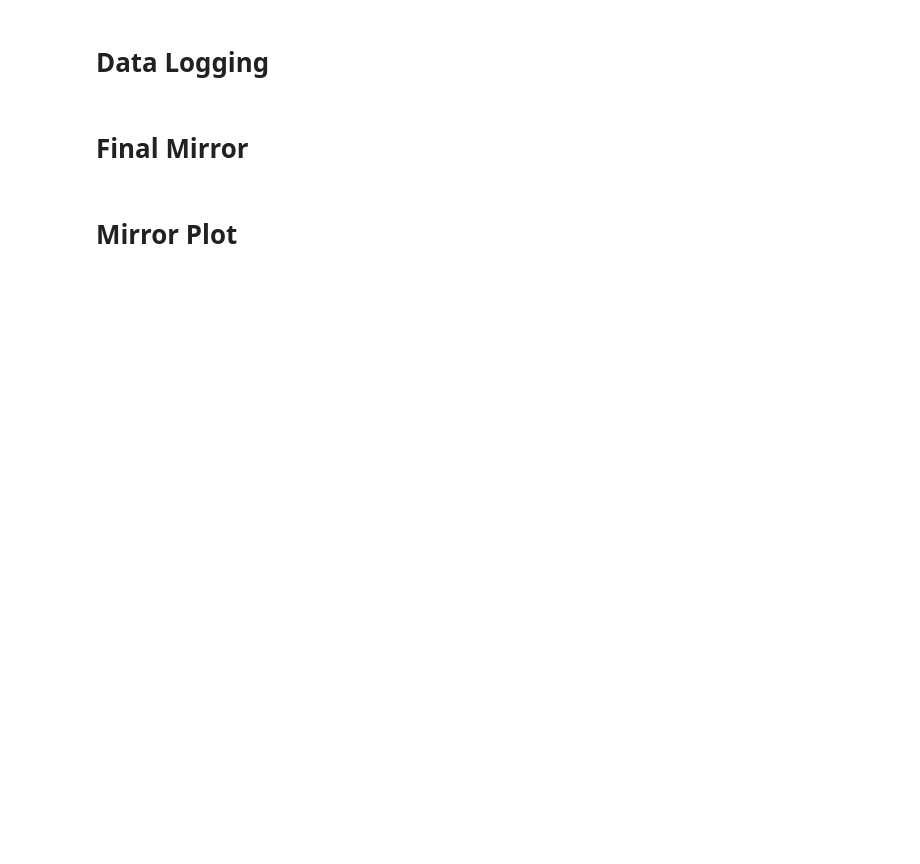
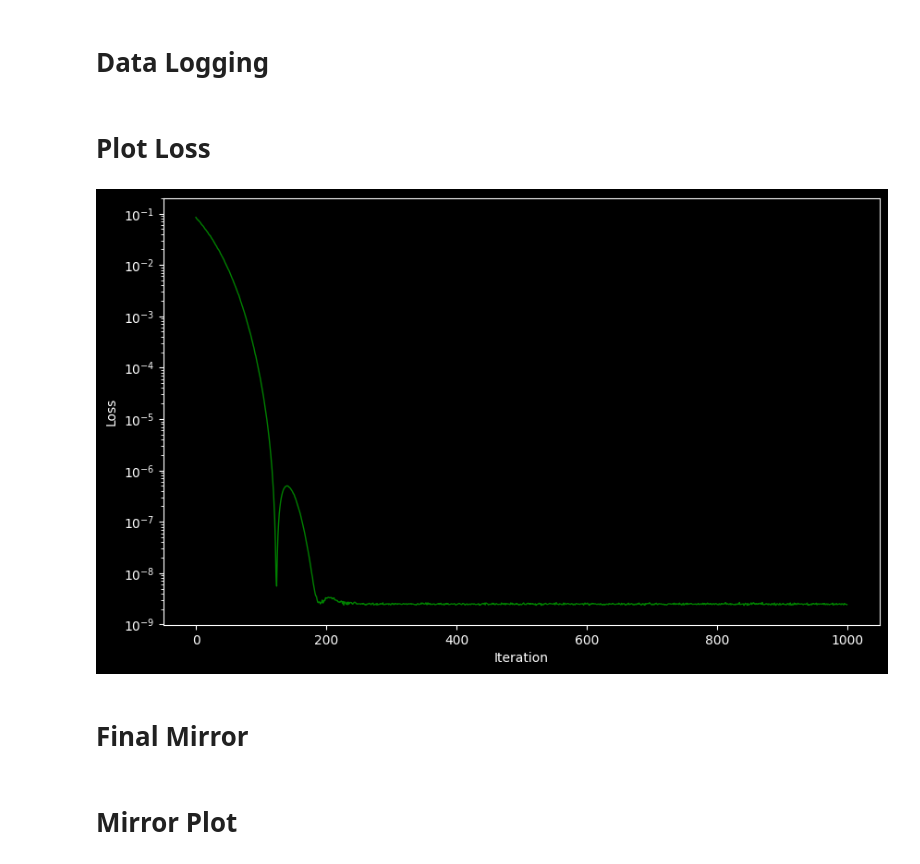
Before and after one commit to ssteinberg/solar_optical_concentrator, a Jupyter notebook: diff_rendering/single_mirror_spline.ipynb, the cells around one changed output. Cells and saved outputs as stored; diff of their text form; code cells hidden in the pictures; blank space fills up the shorter version.

```diff
--- a/diff_rendering/single_mirror_spline.ipynb
+++ b/diff_rendering/single_mirror_spline.ipynb
@@ -165,7 +167,7 @@ target_camera = mi.load_dict({
         'type': 'hdrfilm',
         'width': camera_res_x,
         'height': camera_res_y,
-        'pixel_format': 'rgb',
+        'pixel_format': 'luminance',
         'rfilter': {
             # Important: smooth reconstruction filter with a footprint larger than 1 pixel.
             # Use gaussian for a smoother result, but box for less blurring
@@ -196,14 +198,14 @@ scene = mi.load_dict({
     'type': 'scene',
     'integrator': {
         'type': 'ptracer',
-        'samples_per_pass': 4000,
+        'samples_per_pass': spp,
         'max_depth': 4,
         'hide_emitters': True
     },
     'light': {
         'type': 'directional',
         'direction': [-1, 0, 0],
-        'irradiance': 10
+        'irradiance': 1
     },
     'target': {
         'type': 'rectangle',
@@ -306,7 +308,7 @@ def update_scene():
 # The main optimization loop
 # Run the update of the scene one time to make sure everything is loaded in correctly
 update_scene()
-int_learning_rate_drop_percentages = [int(p) for p in learning_rate_drop_percentages]
+int_learning_rate_drop_percentages = [int(p * optimization_iterations) for p in learning_rate_drop_percentages]
 for i in range(optimization_iterations):
     # Reduce the learning rate if we are at certain iteration thresholds
     if int_learning_rate_drop_percentages and i >= int_learning_rate_drop_percentages[0]:
@@ -333,7 +335,7 @@ for i in range(optimization_iterations):
 
     # Perform a perfect, specular reflection
     # $wo$ is the reflected direction: $wo = wi - 2 * (wi \cdot n) * n$
-    wo = rays.d - 2 * dr.dot(rays.d, si.n) * si.n
+    wo = rays.d - 2 * dr.dot(rays.d, si.sh_frame.n) * si.sh_frame.n
     reflected_rays = si.spawn_ray(wo)
 
     # Since the target may not be big enough, intersect with the plane upon which it resides
@@ -374,9 +376,9 @@ for i in range(optimization_iterations):
     # Clipping by norm looks at the whole structure and chill it out
     # Both are provided for information
     # Clip by value
-    grads = dr.clip(grads, -gradient_clipping_threshold, gradient_clipping_threshold)
+    # grads = dr.clip(grads, -gradient_clipping_threshold, gradient_clipping_threshold)
     # Clip by norm
-    grads *= dr.minimum(1.0, gradient_clipping_norm_threshold / dr.norm(grads))
+    # grads *= dr.minimum(1.0, gradient_clipping_norm_threshold / dr.norm(grads))
 
     # Update the gradients based on the modifications
     dr.set_grad(opt['mirror_1_control_points'], grads)
@@ -388,5 +390,5 @@ for i in range(optimization_iterations):
     update_scene()
 
     # Log how we're doing in terms of loss
-    print(f'Iteration {i + 1:06d}: loss={loss[0]:.10f}')
+    print(f'Iteration {i + 1:10d}: loss={loss[0]:.20f}')
 # %% [output]
@@ -417,6 +419,18 @@ write_data_json({
     'max_loss': max(losses) if losses else None,
     'losses': losses
 }, output_path, "results")
+# %% [markdown]
+# Plot Loss
+# %%
+loss_fig = plt.figure(figsize=(10, 6))
+plt.plot(losses, color='green', linewidth=1)
+plt.xlabel('Iteration')
+plt.ylabel('Loss')
+plt.yscale('log')
+write_figure(loss_fig, output_path, 'loss')
+plt.show()
+# %% [output]
+[figure, added]
 # %% [markdown]
 # Final Mirror
 # %%
```
Also changed, not shown: parts of 7 cells of this notebook.
